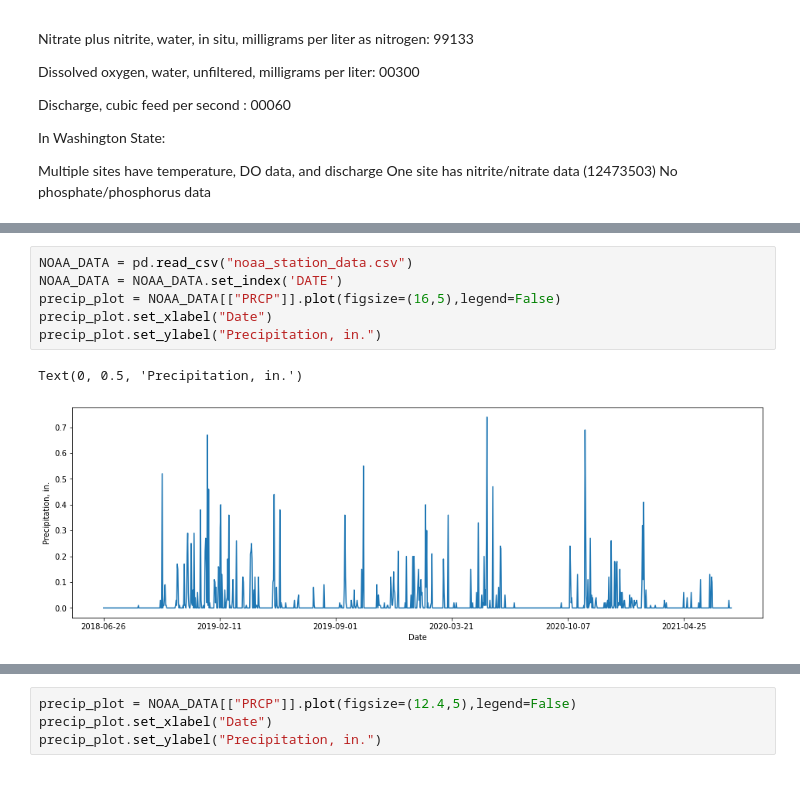
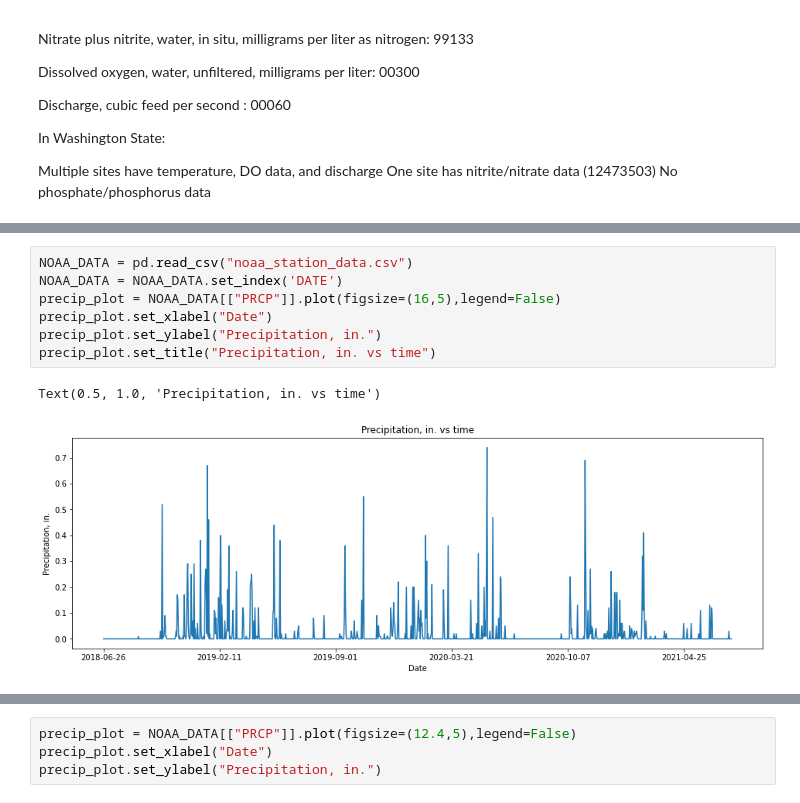
Before and after one commit to isosafrasaurus/pnnl_watersheds, a Jupyter notebook: nwis_data_analysis.ipynb, the cells around one changed output, grey strips where cells are left out. Saved outputs shown, nothing was run; the diff lists cells and outputs as text.

```diff
--- a/nwis_data_analysis.ipynb
+++ b/nwis_data_analysis.ipynb
@@ -110,12 +122,13 @@ for subplotIndex in range(len(plotiv)):
 # %%
 NOAA_DATA = pd.read_csv("noaa_station_data.csv")
 NOAA_DATA = NOAA_DATA.set_index('DATE')
 precip_plot = NOAA_DATA[["PRCP"]].plot(figsize=(16,5),legend=False)
 precip_plot.set_xlabel("Date")
 precip_plot.set_ylabel("Precipitation, in.")
+precip_plot.set_title("Precipitation, in. vs time")
 # %% [output]
-Text(0, 0.5, 'Precipitation, in.')
+Text(0.5, 1.0, 'Precipitation, in. vs time')
-[figure, old version]
+[figure, new version]
 # %%
 kiona_start_date = '2018-06-26'
 # kiona_iv = nwis.get_record(sites="12510500",service="iv",parameterCd=final_parameters,start=kiona_start_date,end=endDate)
```
Also changed, not shown: parts of 8 cells of this notebook.
